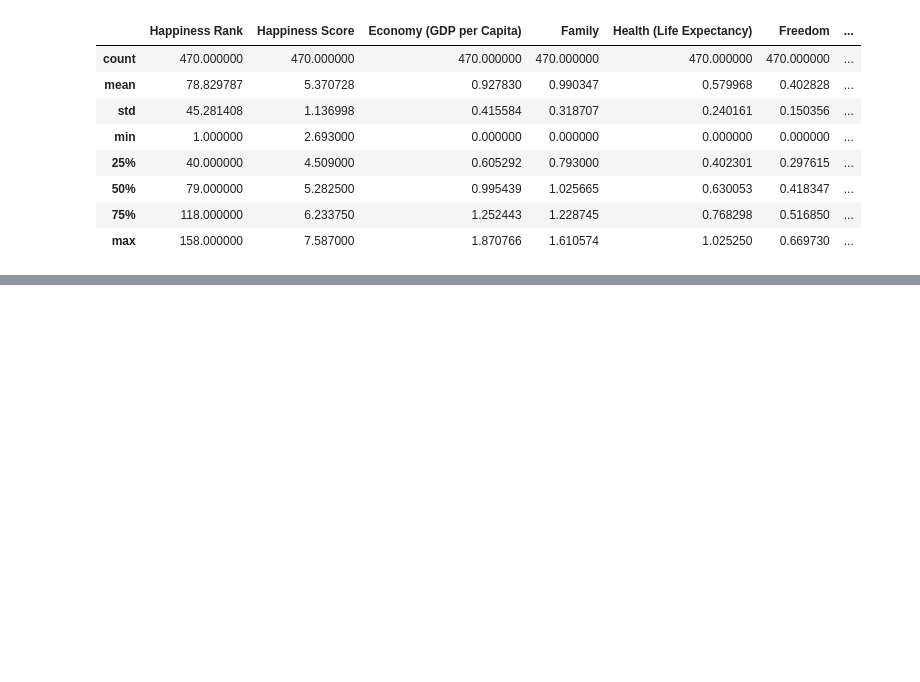
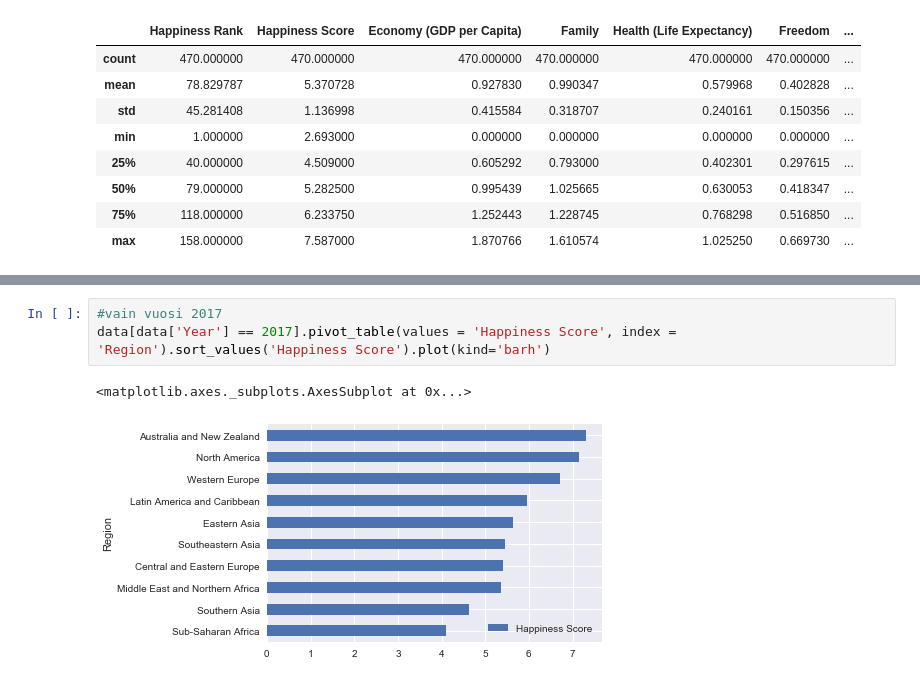
Before and after one commit to taanila/tilastoapu, a Jupyter notebook: happy.ipynb, the cells around one changed output, grey strips where cells are left out. Drawn from its saved outputs; the diff is of its cells as text; blank space fills up the shorter version.

```diff
--- a/happy.ipynb
+++ b/happy.ipynb
@@ -284,0 +291,6 @@ data.corr()
+# %%
+#vain vuosi 2017
+data[data['Year'] == 2017].pivot_table(values = 'Happiness Score', index = 'Region').sort_values('Happiness Score').plot(kind='barh')
+# %% [output]
+<matplotlib.axes._subplots.AxesSubplot at 0x...>
+[figure, added]
```
Also changed, not shown: parts of 19 cells of this notebook.
